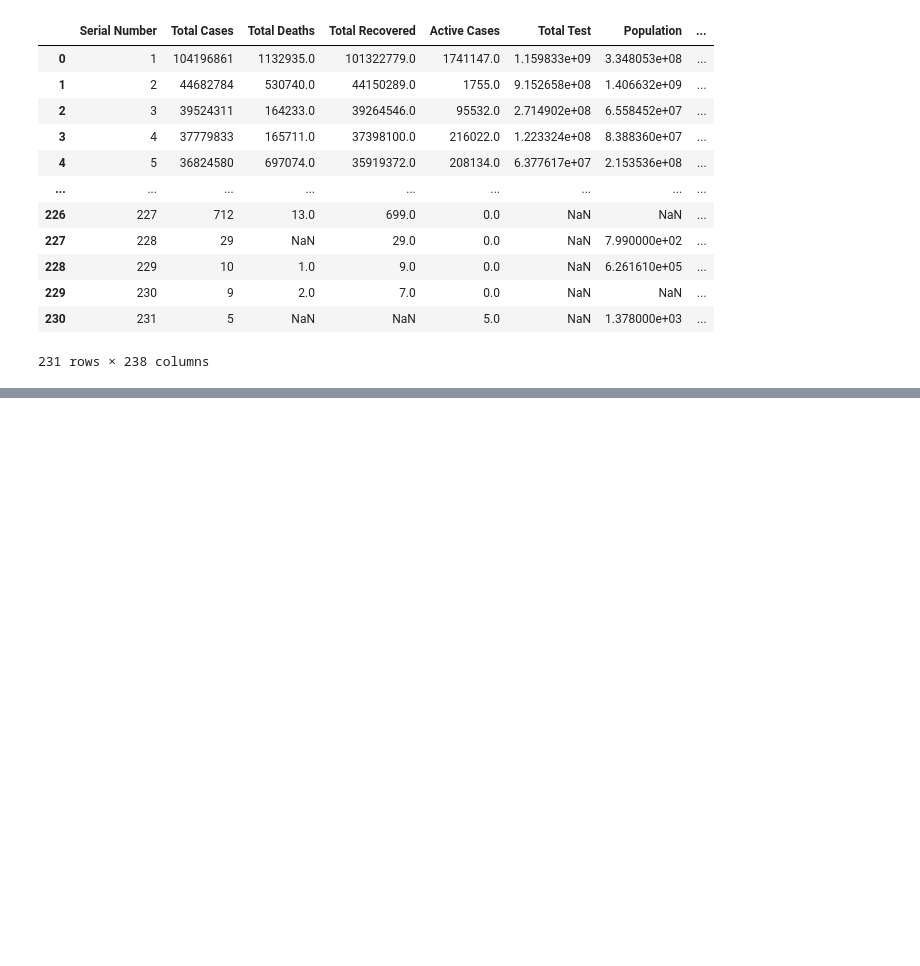
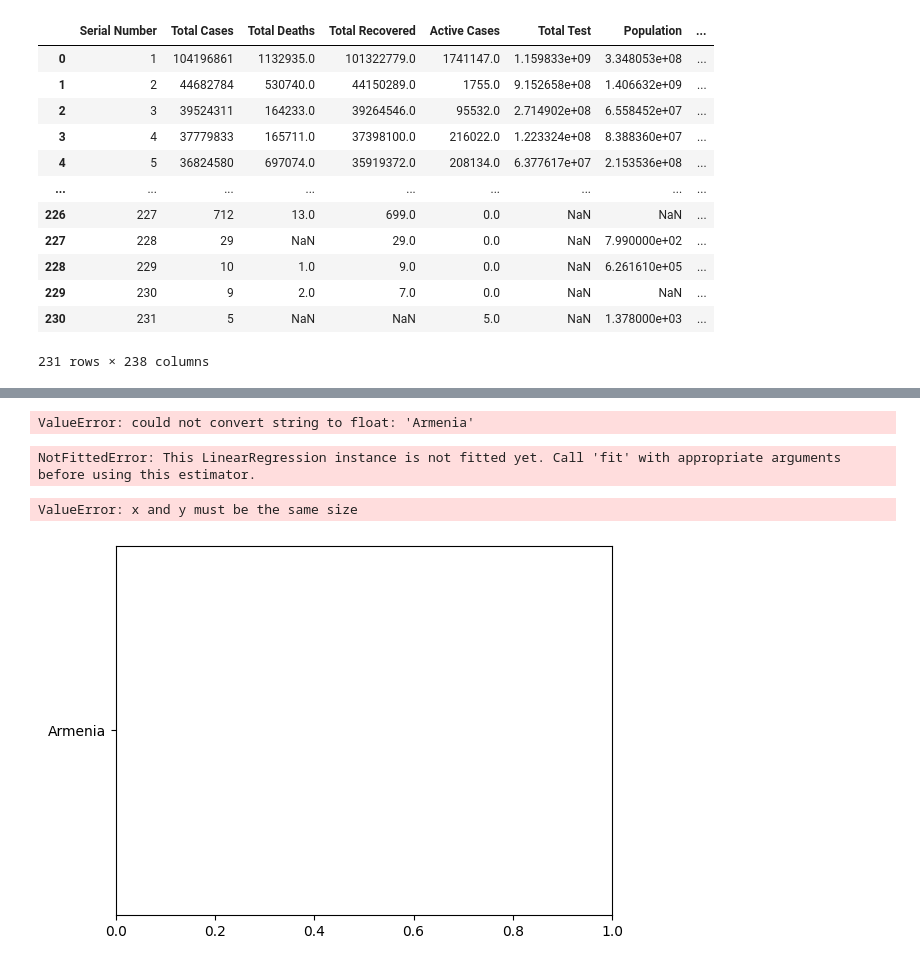
Before and after one commit to VishVandhan004/Code-404-, a Jupyter notebook: AI_ML/Machine_Learning1.ipynb, the cells around one changed output, grey strips where cells are left out. Drawn from its saved outputs; the diff is of its cells as text; code cells hidden in the pictures; blank space fills up the shorter version.

```diff
--- a/AI_ML/Machine_Learning1.ipynb
+++ b/AI_ML/Machine_Learning1.ipynb
@@ -453,0 +508,3 @@ le = LabelEncoder() # this is used for pre-processing the data in a column.If th
+# %%
+from sklearn.model_selection import train_test_split
+x_train,x_test,y_train,y_test = train_test_split(x,y,test_size=0.2)
@@ -453,0 +513,18 @@ le = LabelEncoder() # this is used for pre-processing the data in a column.If th
+# %%
+reg = LinearRegression()
+# %%
+reg.fit(x_train,y_train)
+# %% [output]
+ValueError: could not convert string to float: 'Armenia'
+# %%
+y_pred = reg.predict(x_test)
+x_pred = reg.predict(x_train)
+# %% [output]
+NotFittedError: This LinearRegression instance is not fitted yet. Call 'fit' with appropriate arguments before using this estimator.
+# %%
+plt.scatter(x_train,y_train,color="green")
+plt.plot(x_train,x_pred,color="red")
+plt.show()
+# %% [output]
+ValueError: x and y must be the same size
+[figure, added]
```
Also changed, not shown: parts of 5 cells of this notebook, 1 other file.
